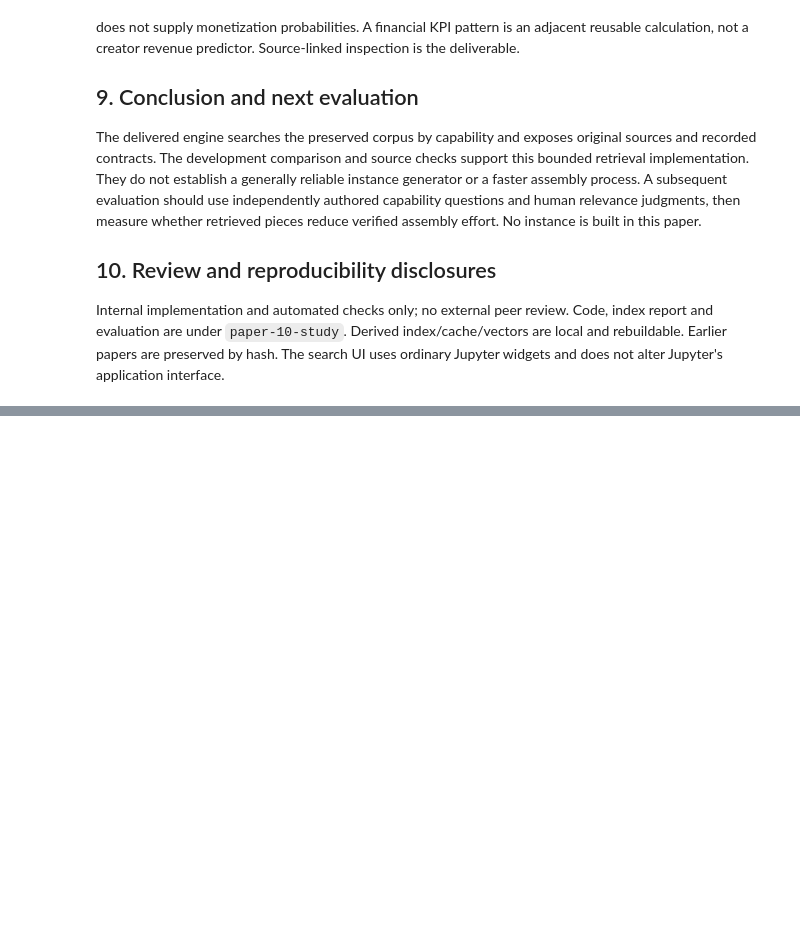
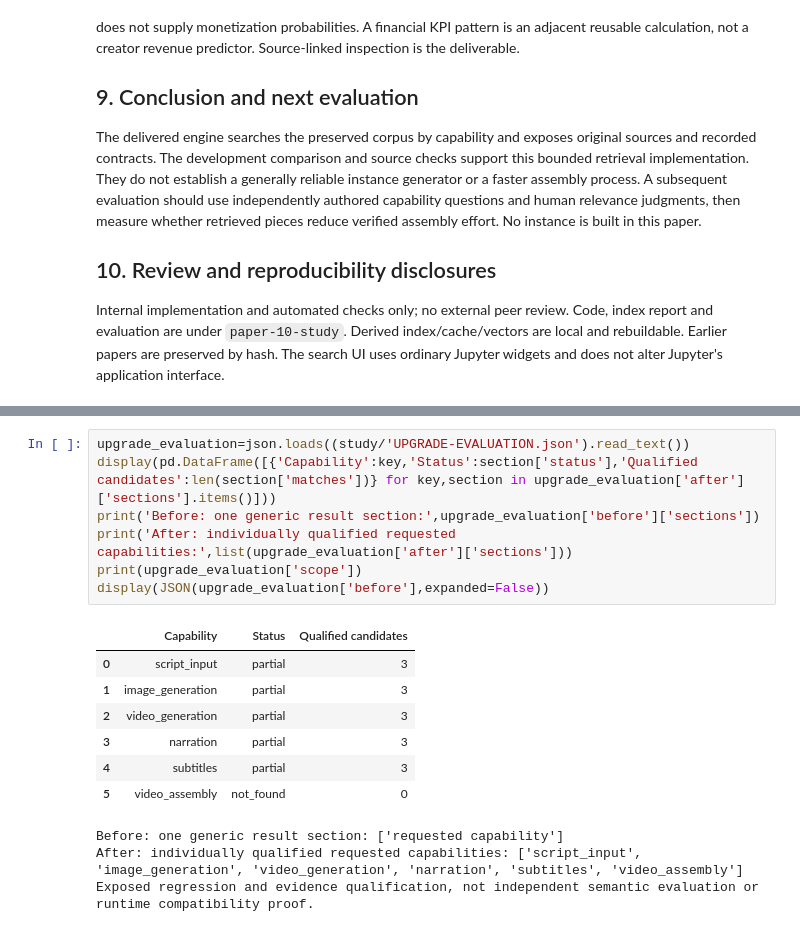
Before and after one commit to karanius/swarms, a Jupyter notebook: knowledge/research/notebooks/Paper 10 - Capability Search for Instance Building.ipynb, the cells around one changed output, grey strips where cells are left out. Cells and saved outputs as stored; diff of their text form; blank space fills up the shorter version.

```diff
--- a/knowledge/research/notebooks/Paper 10 - Capability Search for Instance Building.ipynb
+++ b/knowledge/research/notebooks/Paper 10 - Capability Search for Instance Building.ipynb
@@ -263,0 +389,18 @@ Internal implementation and automated checks only; no external peer review. Code
+# %%
+upgrade_evaluation=json.loads((study/'UPGRADE-EVALUATION.json').read_text())
+display(pd.DataFrame([{'Capability':key,'Status':section['status'],'Qualified candidates':len(section['matches'])} for key,section in upgrade_evaluation['after']['sections'].items()]))
+print('Before: one generic result section:',upgrade_evaluation['before']['sections'])
+print('After: individually qualified requested capabilities:',list(upgrade_evaluation['after']['sections']))
+print(upgrade_evaluation['scope'])
+display(JSON(upgrade_evaluation['before'],expanded=False))
+# %% [output]
+|  | Capability | Status | Qualified candidates |
+| 0 | script_input | partial | 3 |
+| 1 | image_generation | partial | 3 |
+| 2 | video_generation | partial | 3 |
+| 3 | narration | partial | 3 |
+| 4 | subtitles | partial | 3 |
+| 5 | video_assembly | not_found | 0 |
+Before: one generic result section: ['requested capability']
+After: individually qualified requested capabilities: ['script_input', 'image_generation', 'video_generation', 'narration', 'subtitles', 'video_assembly']
+Exposed regression and evidence qualification, not independent semantic evaluation or runtime compatibility proof.
```
Also changed, not shown: parts of 9 cells of this notebook.
